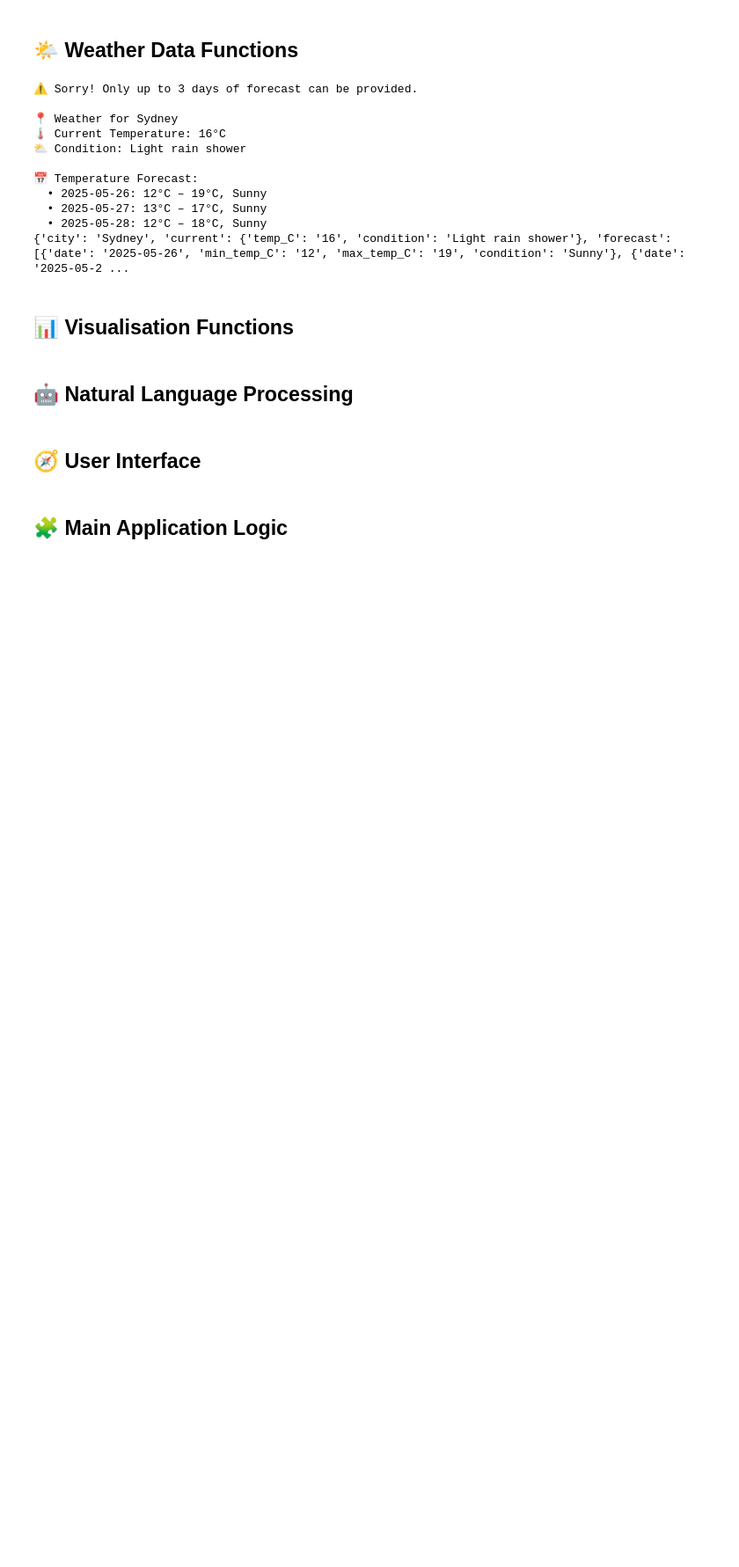
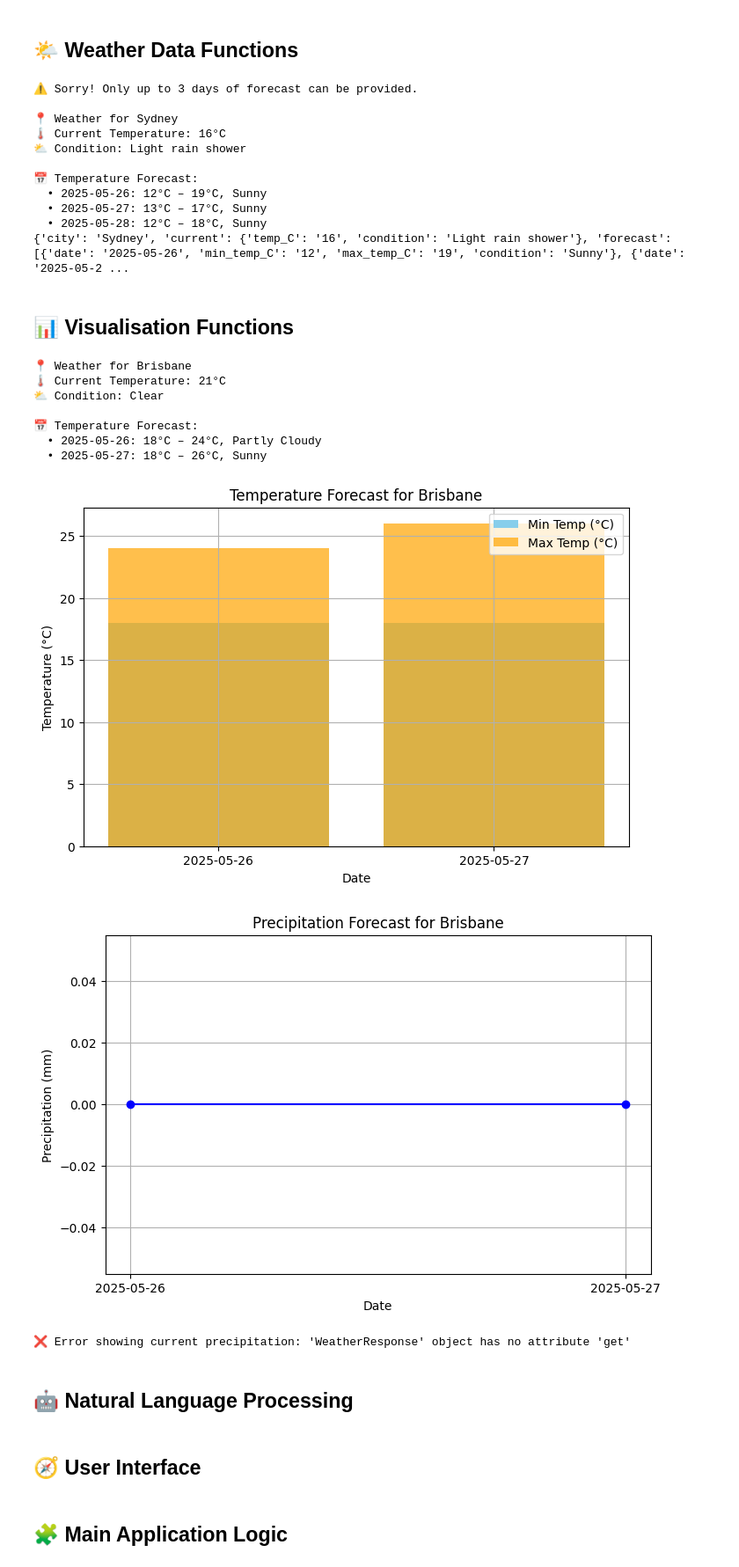
Before and after one commit to helloyaz/weatherwise_Yasmine_Kyaw_19473235, a Jupyter notebook: weatherwise_Yasmine_Kyaw_19473235_starter_notebook.ipynb, the cells around one changed output. Shown at 88% size. Drawn from its saved outputs; the diff is of its cells as text; code cells hidden in the pictures; blank space fills up the shorter version.

```diff
--- a/weatherwise_Yasmine_Kyaw_19473235_starter_notebook.ipynb
+++ b/weatherwise_Yasmine_Kyaw_19473235_starter_notebook.ipynb
@@ -166,0 +137,52 @@ def create_precipitation_visualisation(weather_data, output_type='display'):
+# %%
+import matplotlib.pyplot as plt
+
+def create_temperature_visualisation(weather_data, output_type='display'):
+    """
+    Create visualisation of temperature forecast using bar chart.
+    """
+
+    forecast = weather_data.get("forecast", [])
+    if not forecast:
+        print("⚠️ No forecast data available to visualize.")
+        return
+
+    # Extract data for plotting
+    dates = [day['date'] for day in forecast]
+    min_temps = [int(day['min_temp_C']) for day in forecast]
+    max_temps = [int(day['max_temp_C']) for day in forecast]
+
+    # Create figure and axes
+    fig, ax = plt.subplots(figsize=(8, 5))
+
+    # Plot bars
+    ax.bar(dates, min_temps, label='Min Temp (°C)', color='skyblue')
+    ax.bar(dates, max_temps, label='Max Temp (°C)', color='orange', alpha=0.7)
+
+    # Set labels and title
+    ax.set_title(f"Temperature Forecast for {weather_data['city']}")
+    ax.set_xlabel("Date")
+    ax.set_ylabel("Temperature (°C)")
+    ax.legend()
+    ax.grid(True)
+
+    # Show or return the figure
+    if output_type == 'figure':
+        return fig
+    else:
+        plt.show()
+# %%
+data = get_weather_data("Brisbane", 2)
+
+create_temperature_visualisation(data)
+create_precipitation_visualisation(data)
+# %% [output]
+📍 Weather for Brisbane
+🌡️ Current Temperature: 21°C
+⛅ Condition: Clear
+
+📅 Temperature Forecast:
+  • 2025-05-26: 18°C – 24°C, Partly Cloudy
+  • 2025-05-27: 18°C – 26°C, Sunny
+[figure, added]
+[figure, added]
@@ -167,3 +248,7 @@ def create_precipitation_visualisation(weather_data, output_type='display'):
+# %%
+create_current_precipitation_visualisation("Adelaide")
+# %% [output]
+❌ Error showing current precipitation: 'WeatherResponse' object has no attribute 'get'
 # %% [markdown]
 ## 🤖 Natural Language Processing
 # %%
```
Also changed, not shown: parts of 4 cells of this notebook.
